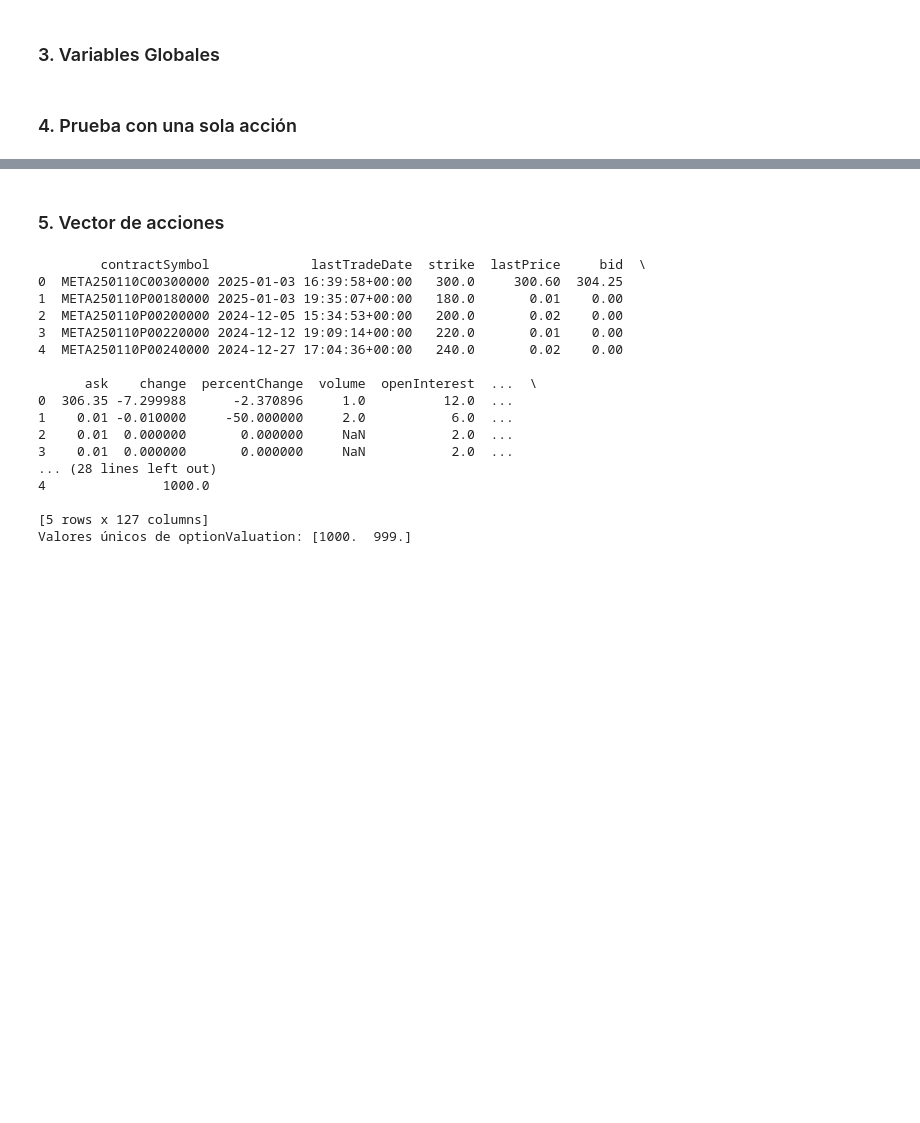
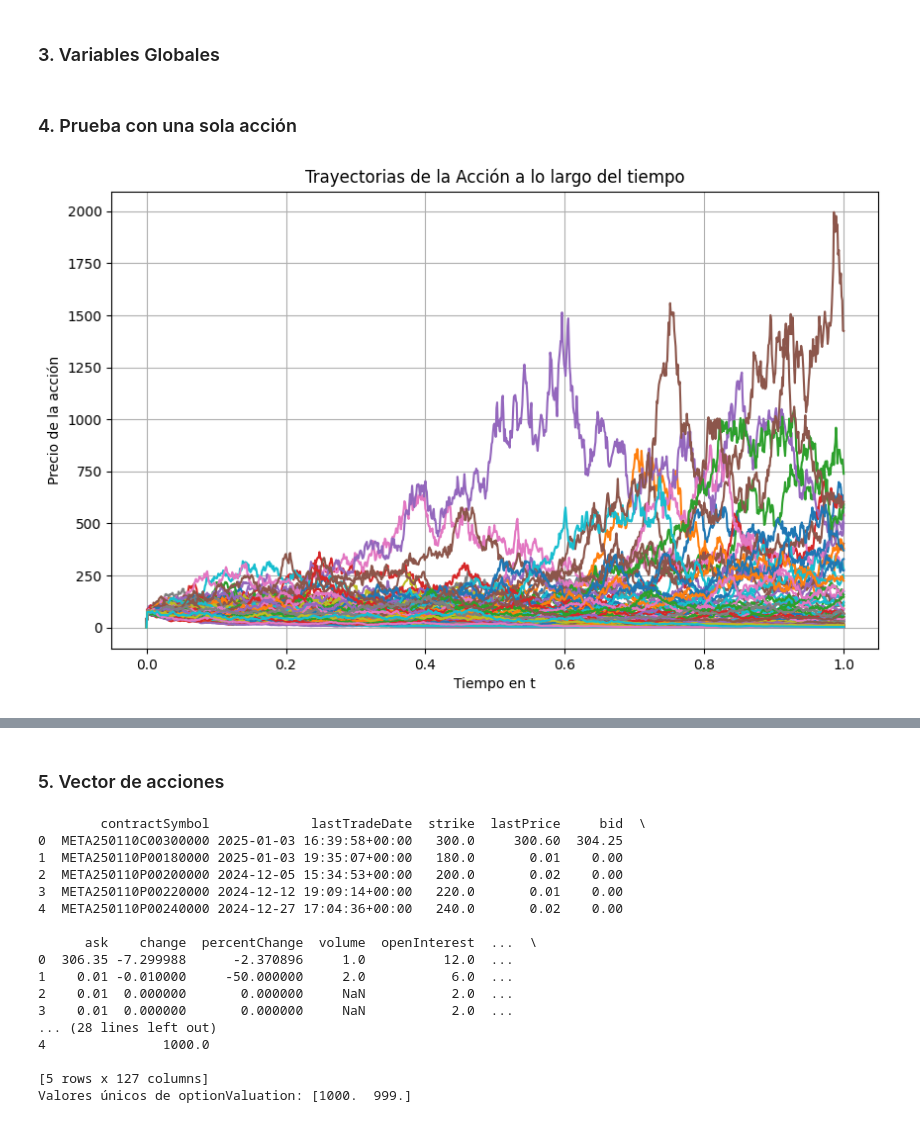
Before and after one commit to Leohdezj/Tesis, a Jupyter notebook: Codigo_Tesis_jupyter.ipynb, the cells around one changed output, grey strips where cells are left out. Drawn from its saved outputs; the diff is of its cells as text; code cells hidden in the pictures; blank space fills up the shorter version.

```diff
--- a/Codigo_Tesis_jupyter.ipynb
+++ b/Codigo_Tesis_jupyter.ipynb
@@ -735,6 +736,8 @@ rateRiskFree = tasa_libre_riesgo(start_date, end_date)  # Tasa libre de riesgo
 # %% [markdown]
 ### 4. Prueba con una sola acción
 # %%
+
+
 portfolio = "AAPL"         #Ejemplo de una acción
 # Obtener retornos anuales y precios actuales
 inf_portfolio = tasa_ret_anual_precio_act(portfolio, start_date, end_date)
@@ -744,6 +747,7 @@ df = obtener_opciones(portfolio, start_date, end_date)
 
 # Filtrar opciones PUT 'in-the-money' y con volatilidad implícita < 3
 df = df[(df['optionType'] == 'puts') & (df['inTheMoney'] == True) & (df['impliedVolatility'] < 3)]
+
 
 # Tomar la última opción
 df = df.tail(1).reset_index()
@@ -756,13 +760,22 @@ mu = inf_portfolio.loc[inf_portfolio['symbol'] == 'AAPL'].iloc[0]['mu']
 strike = df.loc[0, 'strike']
 optionType = df.loc[0, 'optionType']
 
+
+precio = binomial_tree_american_option(S0=S0, K=strike, T=T, r=r, sigma=impliedVolatility, n=1000, option_type=optionType)
 # Simulación de trayectorias con GBM
 paths = simulate_gbm(mu, impliedVolatility, S0, T, dt, num_paths)
+
+
+# Inicialización de las listas para los tiempos y los precios de ejercicio y no ejercicio
+exercise_times = []
+exercise_prices = []
+continuation_times = []
+continuation_prices = []
 
 # Cálculo de flujos de caja
 cash_flows = np.zeros_like(paths)
 for i in range(cash_flows.shape[0]):
-    cash_flows[i] = [max(round(x - strike, 2), 0) if optionType == 'calls' else max(-round(x - strike, 2), 0) for x in paths[i]]
+    cash_flows[i] = [max(x - strike, 0) if optionType == 'calls' else max(-(x - strike), 0) for x in paths[i]]
 
 # Descuento de los flujos de caja
 T_num = cash_flows.shape[1] - 1
@@ -773,33 +786,108 @@ for t in range(T_num, 0, -1):
         X = paths[in_the_money, t-1].reshape(-1, 1)
         Y = cash_flows[in_the_money, t] * np.exp(-r_t)
         model_sklearn = SVR(kernel="rbf", C=1e1, gamma=0.1)
         model = model_sklearn.fit(X, Y)
         conditional_exp = model.predict(X)
         continuations = np.zeros_like(paths[:, t])
         continuations[in_the_money] = conditional_exp
     else:
         continuations = np.zeros_like(paths[:, t])
 
     cash_flows[:, t] = np.where(continuations > cash_flows[:, t], 0, cash_flows[:, t])
     exercised_early = continuations < cash_flows[:, t]
     cash_flows[:, 0:t][exercised_early, :] = 0
 
+
+    # Almacenamos las decisiones de ejercicio y no ejercicio para graficarlas
+    for i in range(len(paths)):
+        if exercised_early[i]:
+            # Almacenar los tiempos y precios de ejercicio
+            exercise_times.append(t)
+            exercise_prices.append(paths[i, t])
+        else:
+            # Almacenar los tiempos y precios de continuación
+            continuation_times.append(t)
+            continuation_prices.append(paths[i, t])
+
 # Calcular el precio de la opción y otros valores
 final_cfs = np.max(cash_flows, axis=1)
 final_cfs = pd.DataFrame(final_cfs)
 final_cfs['present_value'] = final_cfs[0] / np.exp(r_t * final_cfs.index)
 option_price = np.mean(final_cfs['present_value'])
 
 # Actualizar el DataFrame original con las valoraciones
 df['symbol'] = df['symbol'].map(convertir_a_string)
 df['cashFlows'] = df.apply(lambda row: condicional(row['symbol'], row['optionType'], row['strike']), axis=1)
+
+
 new_cols = df.apply(obtain_option_values, axis=1, T=T, dt=dt, num_paths=num_paths, rateRiskFree=rateRiskFree, result_type="expand")
+
 new_cols.columns = ['optionPrice', 'lowerInterval', 'upperInterval', 'optionValuation', 'black_scholes_price', 'monte_carlo_price', 'binomial_price','lsp2_price','lsp3_price'] + [f'vector_valuation_{i}' for i in range(num_paths)]
 df = pd.concat([df, new_cols], axis=1)
 
 valores_distintos = df['optionValuation'].unique()
 
-# Resultados finales
-print(df.head())
-print(f"Valores únicos de optionValuation: {valores_distintos}")
+
+
+# Crear el gráfico
+t = np.linspace(0, 1, int(1/dt)+1)  # Tiempo normalizado de 0 a 1 para cada paso de tiempo
+
+
+plt.figure(figsize=(10, 6))
+for i in range(num_paths):  # Mostrar las trayectorias
+    plt.plot(t, paths[i, :], label=f'Trayectoria {i+1}')
+
+plt.title("Trayectorias de la Acción a lo largo del tiempo")
+plt.xlabel("Tiempo en t")
+plt.ylabel("Precio de la acción")
+plt.grid(True)
+plt.show()
+
+# Graficar ejercicio vs continuación
+plt.figure(figsize=(10, 6))
+
+# Convertir las listas a arrays de numpy para operaciones matemáticas
+exercise_times = np.array(exercise_times)
+continuation_times = np.array(continuation_times)
+
+# Normalizamos los tiempos a [0, 1] (suponiendo que el rango original es [0, 100])
+# Normalización utilizando el tamaño total (int(1/dt)+1)
+total_steps = int(1 / dt)   # Número total de pasos de tiempo normalizados
+
+exercise_times_normalized = exercise_times / total_steps
+continuation_times_normalized = continuation_times / total_steps
+
+# Graficar ejercicio vs continuación con tiempo normalizado [0, 1]
+plt.figure(figsize=(10, 6))
+plt.plot(exercise_times_normalized, exercise_prices, "rx", label="Ejercicio")
+plt.plot(continuation_times_normalized, continuation_prices, ".", color="grey", label="Continuación")
+plt.legend()
+plt.xlabel("Tiempo t")
+plt.ylabel("Precio de la acción")
+plt.title(f"Ejercicio vs Continuación - Opción {optionType.capitalize()}")
+plt.grid(True)
+plt.show()
+
+
+# Determinar el primer ejercicio para cada trayectoría
+first_exercise_idx = np.argmax(cash_flows != 0, axis=1)  # Encuentra el primer ejercicio no nulo para cada trayecto
+
+plt.figure(figsize=(10, 6))
+
+# Graficar las trayectorias
+for i in range(num_paths):
+    plt.plot(t[:first_exercise_idx[i] + 1], paths[i, :first_exercise_idx[i] + 1], color="lightgray", linestyle="-")
+    plt.plot(t[first_exercise_idx[i]:], paths[i, first_exercise_idx[i]:], color="darkgray", linestyle="--")
+    if first_exercise_idx[i] < len(t):
+        plt.plot(t[first_exercise_idx[i]], paths[i, first_exercise_idx[i]], 'rx')
+
+# Etiquetas y leyenda
+plt.xlabel("Tiempo t")
+plt.ylabel("Precio de la acción")
+plt.title(f"Trayectorias con primer ejercicio de la opción")
+plt.legend(["Camino antes del ejercicio", "Camino después del ejercicio", "Primer ejercicio"], loc="best")
+
+# Mostrar el gráfico
+plt.show()
 # %% [output]
+[figure, added]
```
Also changed, not shown: parts of 2 cells of this notebook, 1 other file.
